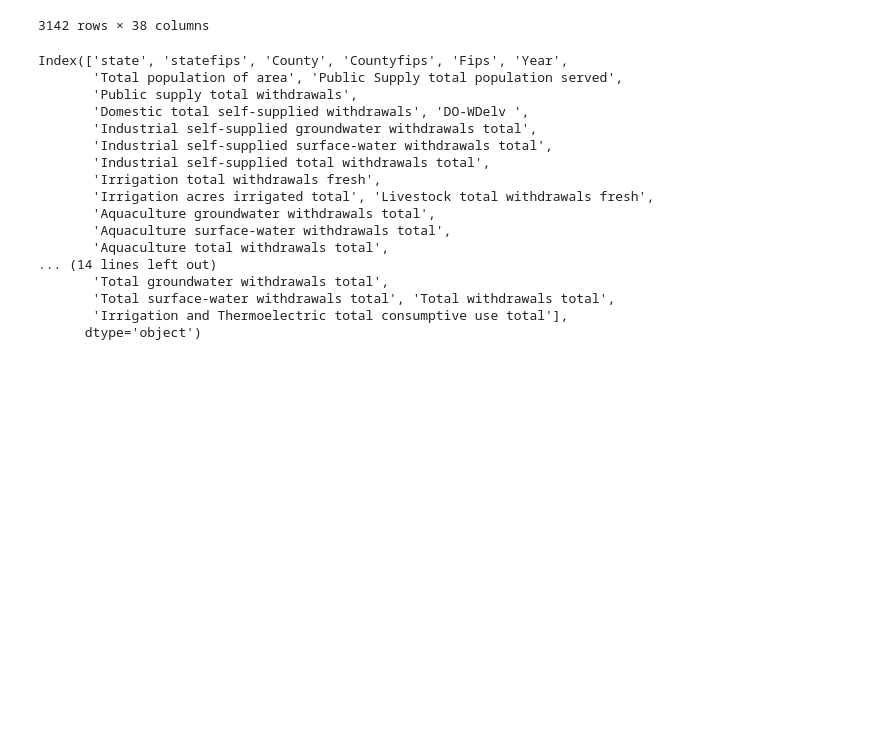
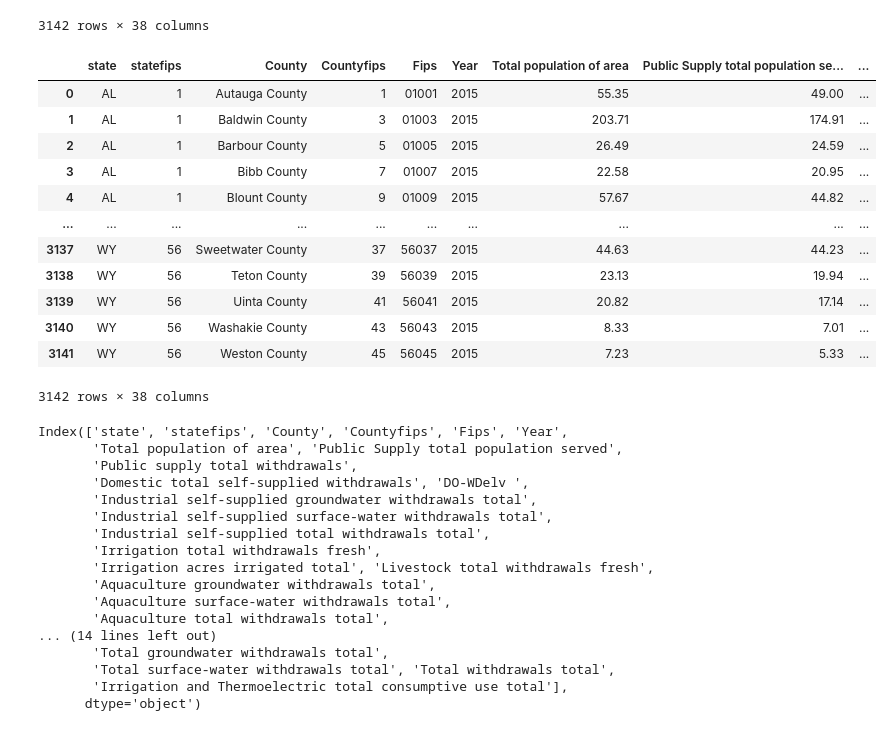
Before and after one commit to gwroth89/water-use-analysis, a Jupyter notebook: Water and Drought County Clean Data.ipynb, the cells around one changed output. Saved outputs shown, nothing was run; the diff lists cells and outputs as text; code cells hidden in the pictures; blank space fills up the shorter version.

```diff
--- a/Water and Drought County Clean Data.ipynb
+++ b/Water and Drought County Clean Data.ipynb
@@ -132,6 +132,23 @@ water_county_renamed_col
 | 3140 | WY | 56 | Washakie County | 43 | 56043 | 2015 | 8.33 | 7.01 | ... |
 | 3141 | WY | 56 | Weston County | 45 | 56045 | 2015 | 7.23 | 5.33 | ... |
 3142 rows × 38 columns
+# %%
+water_county_renamed_col['Fips'] = water_county_renamed_col['Fips'].astype(str).str.pad(5, side='left', fillchar='0')
+water_county_renamed_col
+# %% [output]
+|  | state | statefips | County | Countyfips | Fips | Year | Total population of area | Public Supply total population se... | ... |
+| 0 | AL | 1 | Autauga County | 1 | 01001 | 2015 | 55.35 | 49.00 | ... |
+| 1 | AL | 1 | Baldwin County | 3 | 01003 | 2015 | 203.71 | 174.91 | ... |
+| 2 | AL | 1 | Barbour County | 5 | 01005 | 2015 | 26.49 | 24.59 | ... |
+| 3 | AL | 1 | Bibb County | 7 | 01007 | 2015 | 22.58 | 20.95 | ... |
+| 4 | AL | 1 | Blount County | 9 | 01009 | 2015 | 57.67 | 44.82 | ... |
+| ... | ... | ... | ... | ... | ... | ... | ... | ... | ... |
+| 3137 | WY | 56 | Sweetwater County | 37 | 56037 | 2015 | 44.63 | 44.23 | ... |
+| 3138 | WY | 56 | Teton County | 39 | 56039 | 2015 | 23.13 | 19.94 | ... |
+| 3139 | WY | 56 | Uinta County | 41 | 56041 | 2015 | 20.82 | 17.14 | ... |
+| 3140 | WY | 56 | Washakie County | 43 | 56043 | 2015 | 8.33 | 7.01 | ... |
+| 3141 | WY | 56 | Weston County | 45 | 56045 | 2015 | 7.23 | 5.33 | ... |
+3142 rows × 38 columns
 # %%
 #Check if column name have been updated.
 water_county_renamed_col.columns
```
Also changed, not shown: parts of 9 cells of this notebook, 2 other files.
